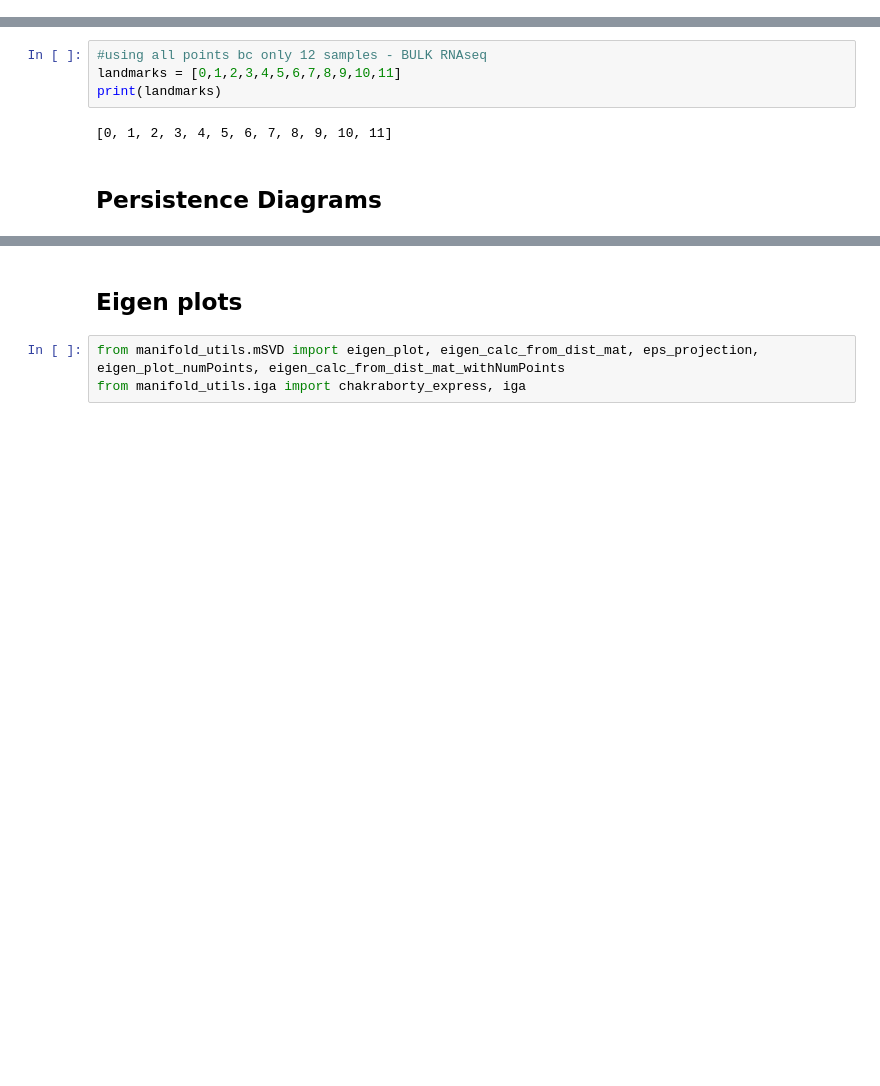
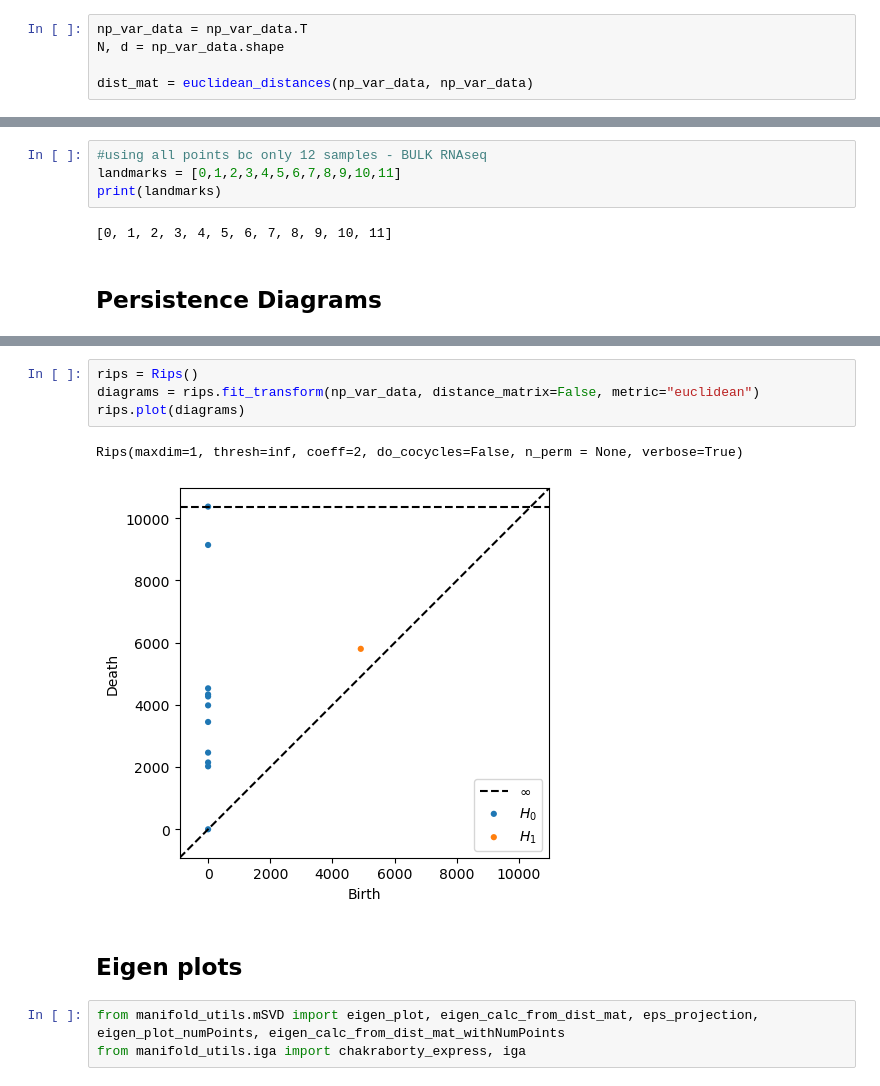
Before and after one commit to Orecchia-Research-Group/manifold_learning, a Jupyter notebook: CD8_Circadian.ipynb, the cells around one changed output, grey strips where cells are left out. Saved outputs shown, nothing was run; the diff lists cells and outputs as text; blank space fills up the shorter version.

```diff
--- a/CD8_Circadian.ipynb
+++ b/CD8_Circadian.ipynb
@@ -119,6 +152,11 @@ savetxt('dist_mat_circadian.csv', dist_mat, delimiter=',')
 
 dist_mat = pd.read_csv('dist_mat_circadian.csv', sep=",", header = None)
 dist_mat = np.array(dist_mat )
+# %%
+np_var_data = np_var_data.T
+N, d = np_var_data.shape
+
+dist_mat = euclidean_distances(np_var_data, np_var_data)
 # %%
 print(dist_mat.shape)
 # %% [output]
@@ -143,3 +181,10 @@ Rips(maxdim=1, thresh=inf, coeff=2, do_cocycles=False, n_perm = None, verbose=Tr
+# %%
+rips = Rips()
+diagrams = rips.fit_transform(np_var_data, distance_matrix=False, metric="euclidean")
+rips.plot(diagrams)
+# %% [output]
+Rips(maxdim=1, thresh=inf, coeff=2, do_cocycles=False, n_perm = None, verbose=True)
+[figure, added]
 # %% [markdown]
 ## Eigen plots
 # %%
```
Also changed, not shown: parts of 7 cells of this notebook.
